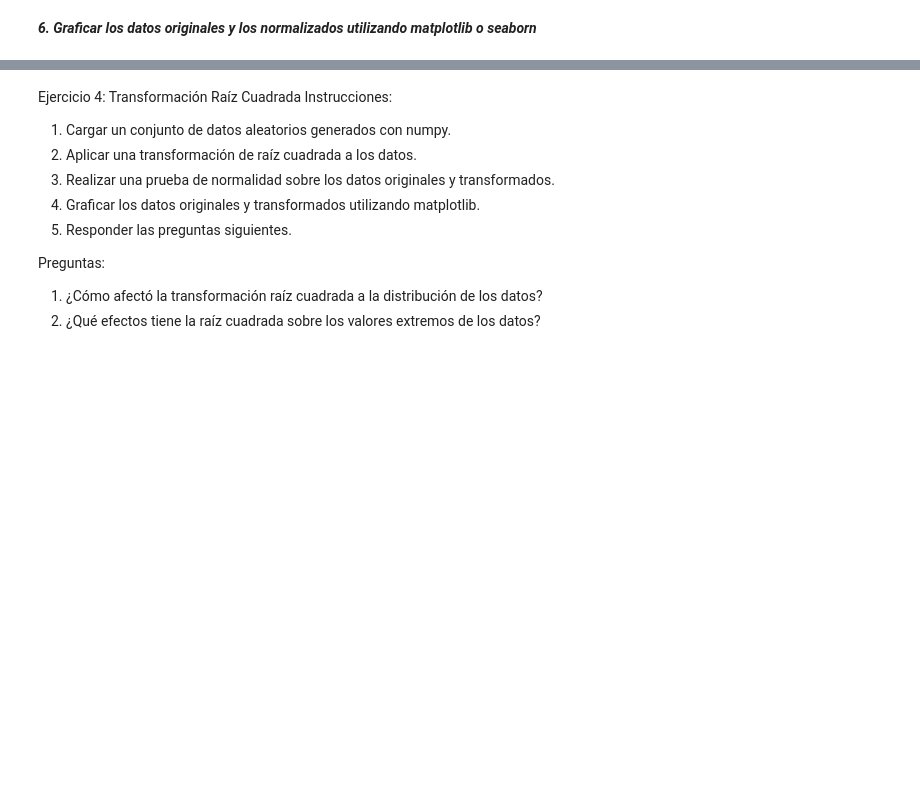
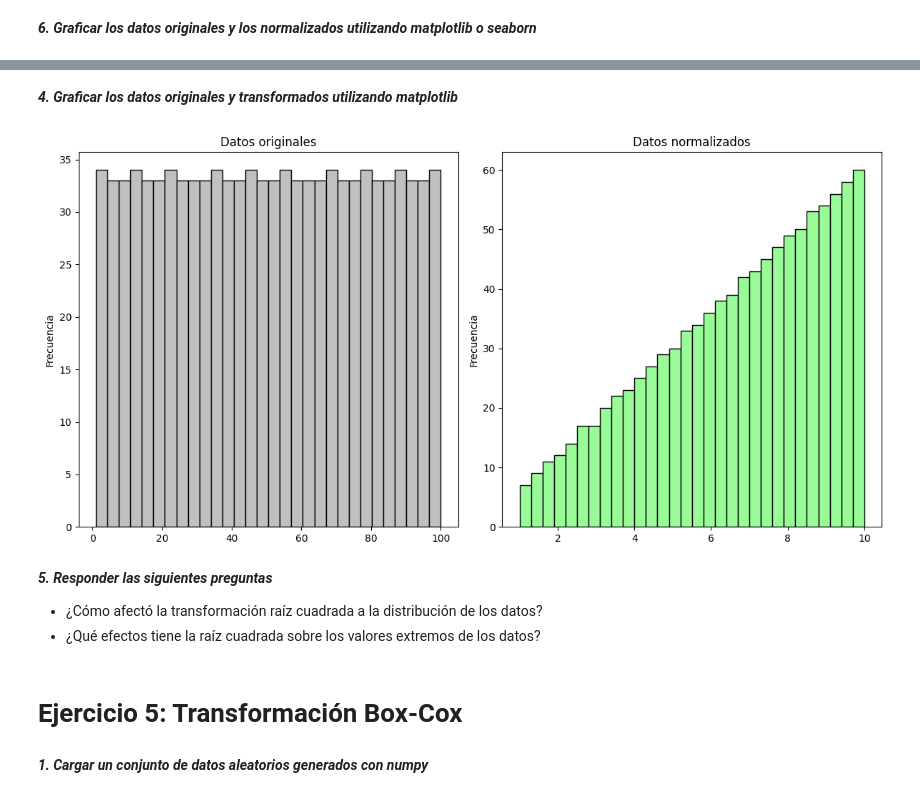
Before and after one commit to jonathanahc/Practicas, a Jupyter notebook: Pràctica_21_Ejercicios_de_Normalizacion.ipynb, the cells around one changed output, grey strips where cells are left out. Saved outputs shown, nothing was run; the diff lists cells and outputs as text; code cells hidden in the pictures; blank space fills up the shorter version.

```diff
--- a/Pràctica_21_Ejercicios_de_Normalizacion.ipynb
+++ b/Pràctica_21_Ejercicios_de_Normalizacion.ipynb
@@ -50,0 +320,3 @@ Preguntas:
+# %%
+datos1 = np.linspace(1, 100, 1000)
+datos1
@@ -50,0 +343,3 @@ Preguntas:
+# %%
+normalizados4 = np.sqrt(datos1)
+normalizados4
@@ -51,12 +386,28 @@ Preguntas:
+# %% [markdown]
+***4. Graficar los datos originales y transformados utilizando matplotlib***
+# %%
+plt.figure(figsize=(12, 6))
+
+plt.subplot(1, 2, 1)
+plt.hist(datos1, bins=30, color='silver', edgecolor='black')
+plt.title("Datos originales")
+plt.ylabel('Frecuencia')
+
+plt.subplot(1, 2, 2)
+plt.hist(normalizados4, bins=30, color='palegreen', edgecolor='black')
+plt.title("Datos normalizados")
+plt.ylabel('Frecuencia')
+
+plt.tight_layout()
+plt.show()
+# %% [output]
+[figure, added]
 # %% [markdown]
-Ejercicio 4: Transformación Raíz Cuadrada
-Instrucciones:
-1.	Cargar un conjunto de datos aleatorios generados con numpy.
-2.	Aplicar una transformación de raíz cuadrada a los datos.
-3.	Realizar una prueba de normalidad sobre los datos originales y transformados.
-4.	Graficar los datos originales y transformados utilizando matplotlib.
-5.	Responder las preguntas siguientes.
+***5. Responder las siguientes preguntas***
 
-Preguntas:
-1.	¿Cómo afectó la transformación raíz cuadrada a la distribución de los datos?
-2.	¿Qué efectos tiene la raíz cuadrada sobre los valores extremos de los datos?
+*   ¿Cómo afectó la transformación raíz cuadrada a la distribución de los datos?
+*   ¿Qué efectos tiene la raíz cuadrada sobre los valores extremos de los datos?
+# %% [markdown]
+# Ejercicio 5: Transformación Box-Cox
+# %% [markdown]
+***1. Cargar un conjunto de datos aleatorios generados con numpy***
```
Also changed, not shown: parts of 47 cells of this notebook.
